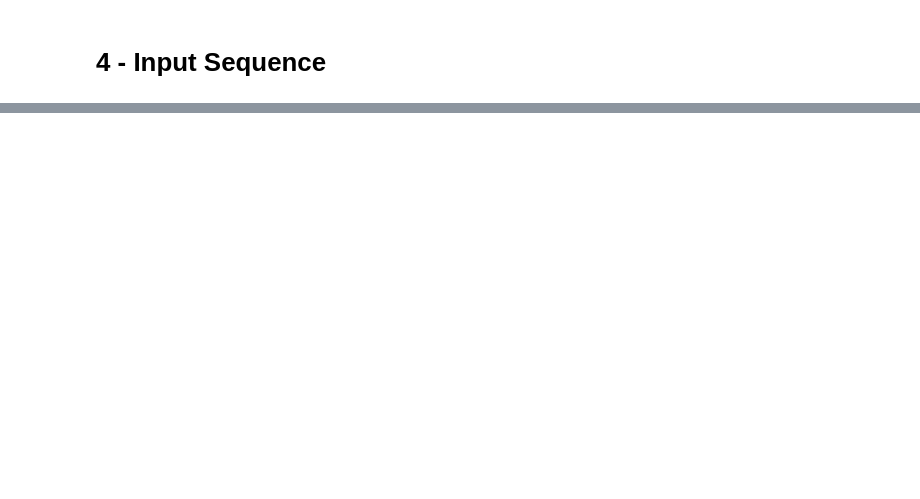
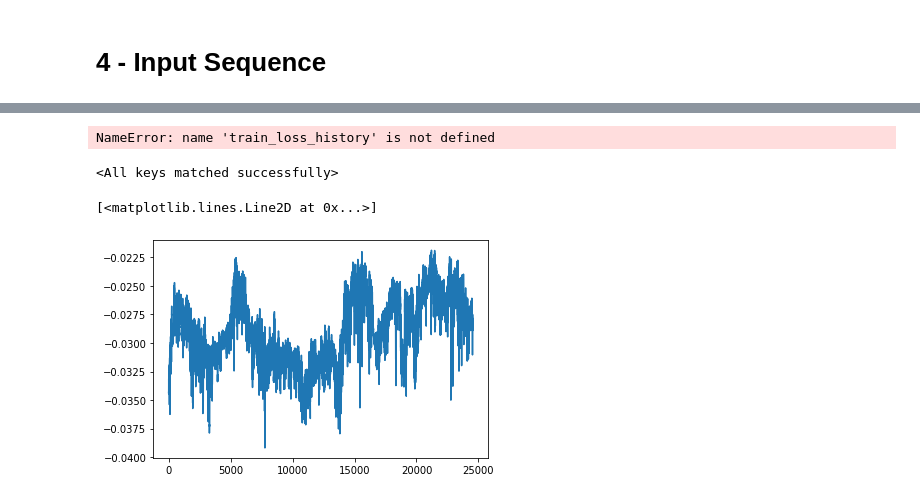
Before and after one commit to Naatyu/MagNav, a Jupyter notebook: notebooks/3 - CNN Solution.ipynb, the cells around one changed output, grey strips where cells are left out. Saved outputs shown, nothing was run; the diff lists cells and outputs as text; code cells hidden in the pictures; blank space fills up the shorter version.

```diff
--- a/notebooks/3 - CNN Solution.ipynb
+++ b/notebooks/3 - CNN Solution.ipynb
@@ -121,0 +153,22 @@ tensor([[ 5.1561e-02, -6.6923e-01,  9.9240e-01,  ...,  1.3339e-01,
+# %%
+df_concat = pd.concat([df2_scaled,df3_scaled,df4_scaled],ignore_index=True,axis=0)
+
+seq_length = 5
+
+train = MagNavDataset(df_concat,seq_length=seq_length,split='train')
+val   = MagNavDataset(df_concat,seq_length=seq_length,split='val')
+test  = MagNavDataset(df_concat,seq_length=seq_length,split='test')
+# %%
+BATCH_SIZE = 32
+
+train_loader  = DataLoader(train,
+                           batch_size=BATCH_SIZE,
+                           shuffle=True,
+                           num_workers=0,
+                           pin_memory=False)
+
+val_loader    = DataLoader(val,
+                           batch_size=BATCH_SIZE,
+                           shuffle=False,
+                           num_workers=0,
+                           pin_memory=False)
@@ -121,0 +377,4 @@ tensor([[ 5.1561e-02, -6.6923e-01,  9.9240e-01,  ...,  1.3339e-01,
+# %%
+make_evaluation(CNN_test,train_loss_history,val_loss_history)
+# %% [output]
+NameError: name 'train_loss_history' is not defined
@@ -121,0 +383,17 @@ tensor([[ 5.1561e-02, -6.6923e-01,  9.9240e-01,  ...,  1.3339e-01,
+# %%
+model_test_CNN = CNN(5)
+model_test_CNN.load_state_dict(torch.load('/home/nlaoue/projet/MagNav/notebooks/CNN_test.pt'))
+# %% [output]
+<All keys matched successfully>
+# %%
+preds = []
+for batch_index, (inputs, labels) in enumerate(val_loader):
+    model_test_CNN.eval()
+    with torch.no_grad():
+        preds.append(model_test_CNN(inputs).detach().numpy())
+preds = np.concatenate(preds)
+# %%
+plt.plot(preds)
+# %% [output]
+[<matplotlib.lines.Line2D at 0x...>]
+[figure, added]
```
Also changed, not shown: parts of 19 cells of this notebook, 4 other files.
